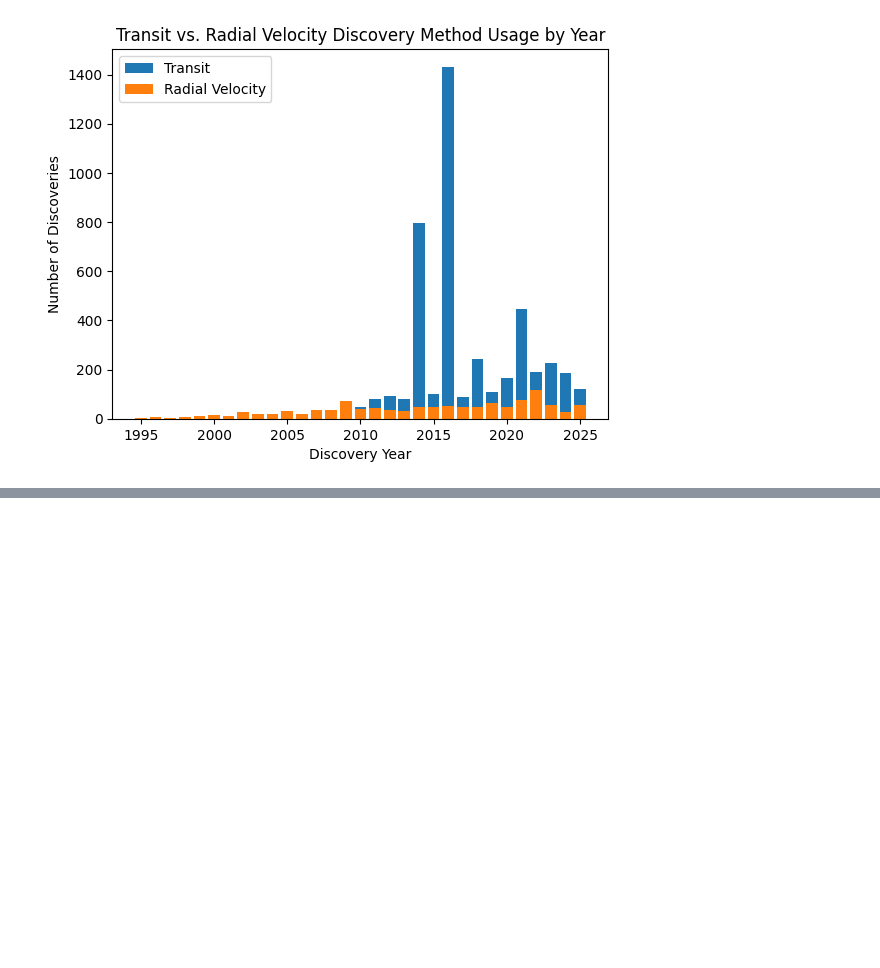
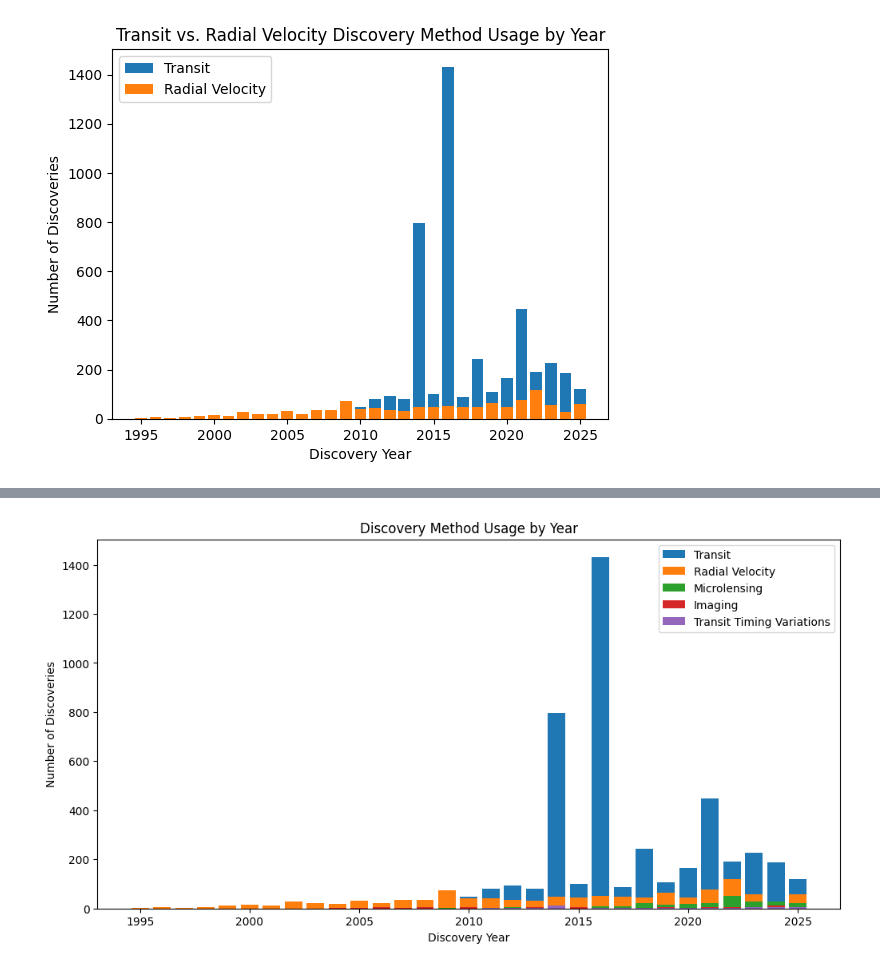
Before and after one commit to Celestia-Analytics/exoplanet-data-visualization, a Jupyter notebook: exoplanet_trends.ipynb, the cells around one changed output, grey strips where cells are left out. Saved outputs shown, nothing was run; the diff lists cells and outputs as text; code cells hidden in the pictures; blank space fills up the shorter version.

```diff
--- a/exoplanet_trends.ipynb
+++ b/exoplanet_trends.ipynb
@@ -63,0 +79,29 @@ Text(0.5, 1.0, 'Transit vs. Radial Velocity Discovery Method Usage by Year')
+# %%
+# Comparitive bar plot to graph the number of exoplanets discovered each year by each method
+
+microlensing_counts = df[df['discoverymethod'] == 'Microlensing'] ['disc_year'].value_counts()
+microlensing_df = microlensing_counts.reset_index()
+microlensing_df.columns = ['disc_year', 'count']
+
+imaging_counts = df[df['discoverymethod'] == 'Imaging'] ['disc_year'].value_counts()
+imaging_df = imaging_counts.reset_index()
+imaging_df.columns = ['disc_year', 'count']
+
+timing_counts = df[df['discoverymethod'] == 'Transit Timing Variations'] ['disc_year'].value_counts()
+timing_df = timing_counts.reset_index()
+timing_df.columns = ['disc_year', 'count']
+
+
+plt.figure(figsize=(12, 6))
+plt.bar(transit_df['disc_year'], transit_df['count'], label='Transit')
+plt.bar(radialvelocity_df['disc_year'], radialvelocity_df['count'], label='Radial Velocity')
+plt.bar(microlensing_df['disc_year'], microlensing_df['count'], label='Microlensing')
+plt.bar(imaging_df['disc_year'], imaging_df['count'], label='Imaging')
+plt.bar(timing_df['disc_year'], timing_df['count'], label='Transit Timing Variations')
+plt.title("Discovery Method Usage by Year")
+plt.xlabel("Discovery Year")
+plt.ylabel("Number of Discoveries")
+plt.legend()
+plt.show()
+# %% [output]
+[figure, added]
```
Also changed, not shown: parts of 3 cells of this notebook.
